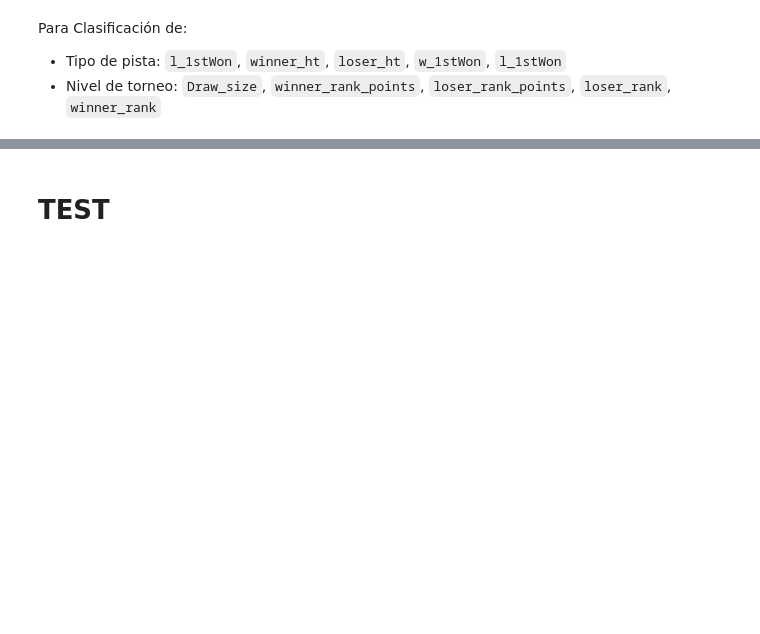
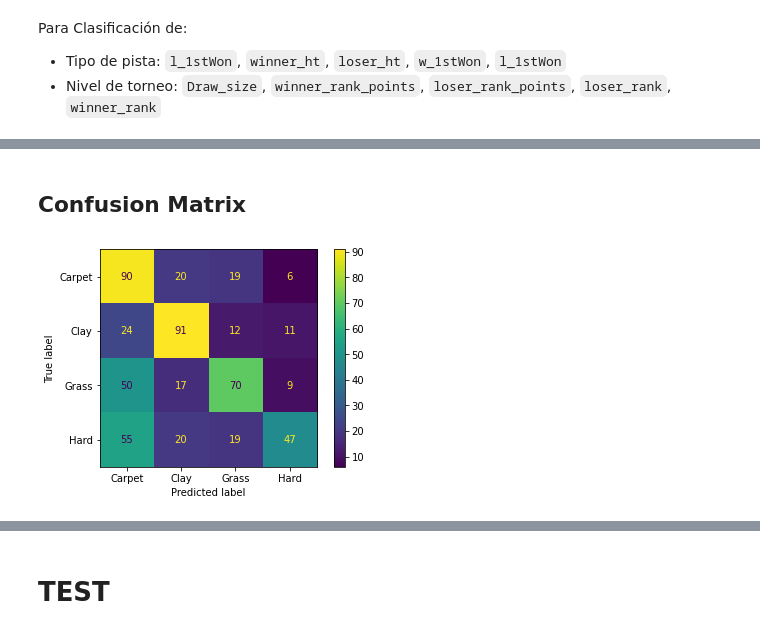
Before and after one commit to luperezsal/DM-Classification-Tree, a Jupyter notebook: Untitled.ipynb, the cells around one changed output, grey strips where cells are left out. Drawn from its saved outputs; the diff is of its cells as text; code cells hidden in the pictures; blank space fills up the shorter version.

```diff
--- a/Untitled.ipynb
+++ b/Untitled.ipynb
@@ -225,0 +247,12 @@ Done!
+# %% [markdown]
+## Confusion Matrix
+# %%
+from sklearn.metrics import ConfusionMatrixDisplay
+
+# Save Confusion Matrix image
+FILE_NAME = f"best_depth_{best_model.get_depth()}_cm_{MODEL_TIMESTAMP}"
+
+confusion_matrix = ConfusionMatrixDisplay.from_estimator(best_model, x_test, y_test)
+confusion_matrix.figure_.savefig(CONFUSION_MATRIX_PATH + FILE_NAME, dpi = resolution)
+# %% [output]
+[figure, added]
```
Also changed, not shown: parts of 12 cells of this notebook, 3 other files.
